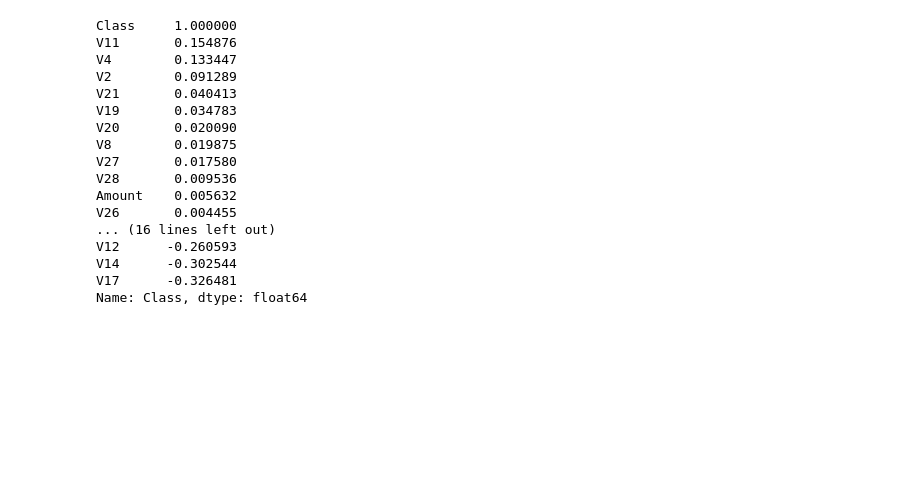
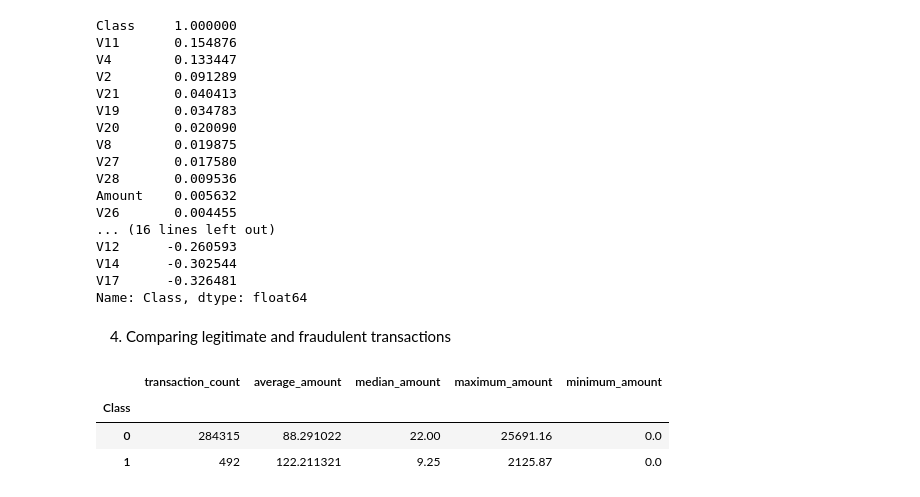
Before and after one commit to VoidStackLabs/VoidStack-Sentinel, a Jupyter notebook: notebooks/01_exploratory_data_analysis.ipynb, the cells around one changed output. Cells and saved outputs as stored; diff of their text form; code cells hidden in the pictures; blank space fills up the shorter version.

Commit message:
Comparing fraud transactions

```diff
--- a/notebooks/01_exploratory_data_analysis.ipynb
+++ b/notebooks/01_exploratory_data_analysis.ipynb
@@ -257,3 +257,20 @@ Name: Class, dtype: float64
 
 #Correlation does not establish causation, and weak correlation does not mean
 # a feature is useless for a nonlinear model.
+# %% [markdown]
+4. Comparing legitimate and fraudulent transactions
+# %%
+amount_analysis = df.groupby("Class").agg(
+    transaction_count=("Amount", "count"),
+    average_amount=("Amount", "mean"),
+    median_amount=("Amount", "median"),
+    maximum_amount=("Amount", "max"),
+    minimum_amount=("Amount", "min")
+)
+
+display(amount_analysis)
+# %% [output]
+|  | transaction_count | average_amount | median_amount | maximum_amount | minimum_amount |
+| Class |  |  |  |  |  |
+| 0 | 284315 | 88.291022 | 22.00 | 25691.16 | 0.0 |
+| 1 | 492 | 122.211321 | 9.25 | 2125.87 | 0.0 |
```
